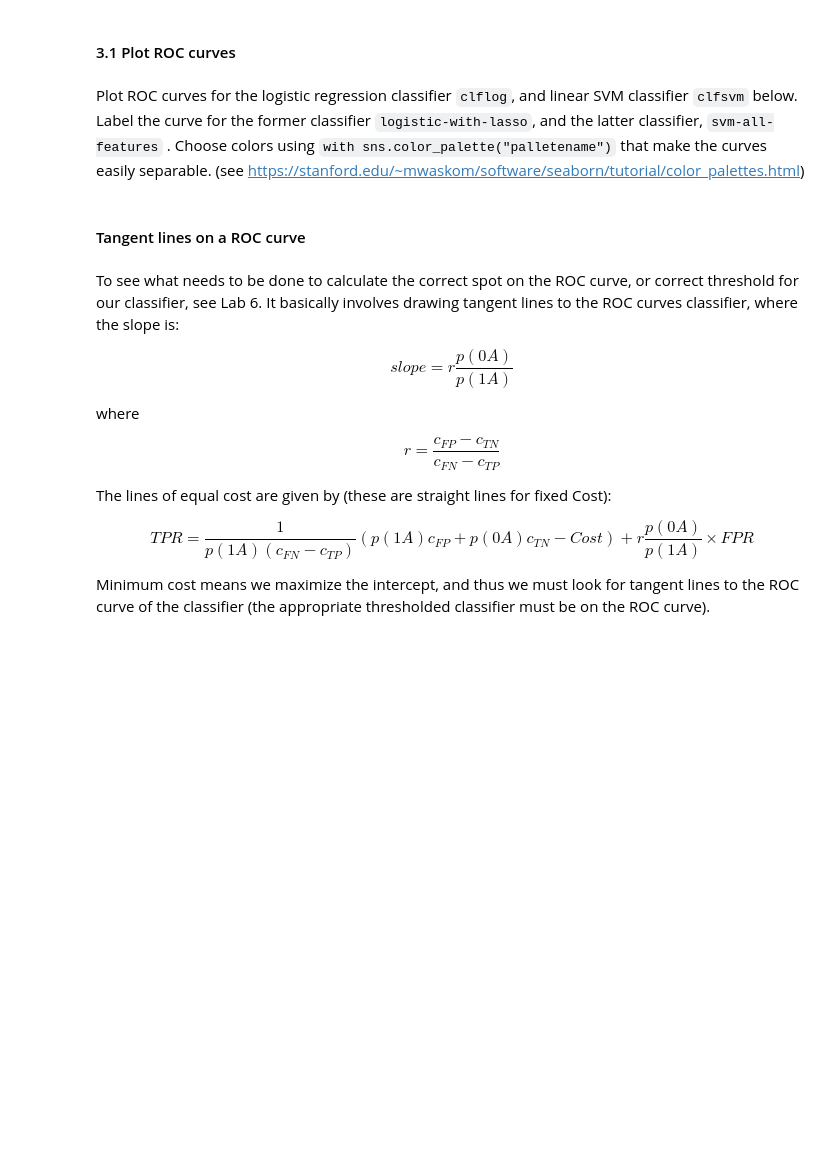
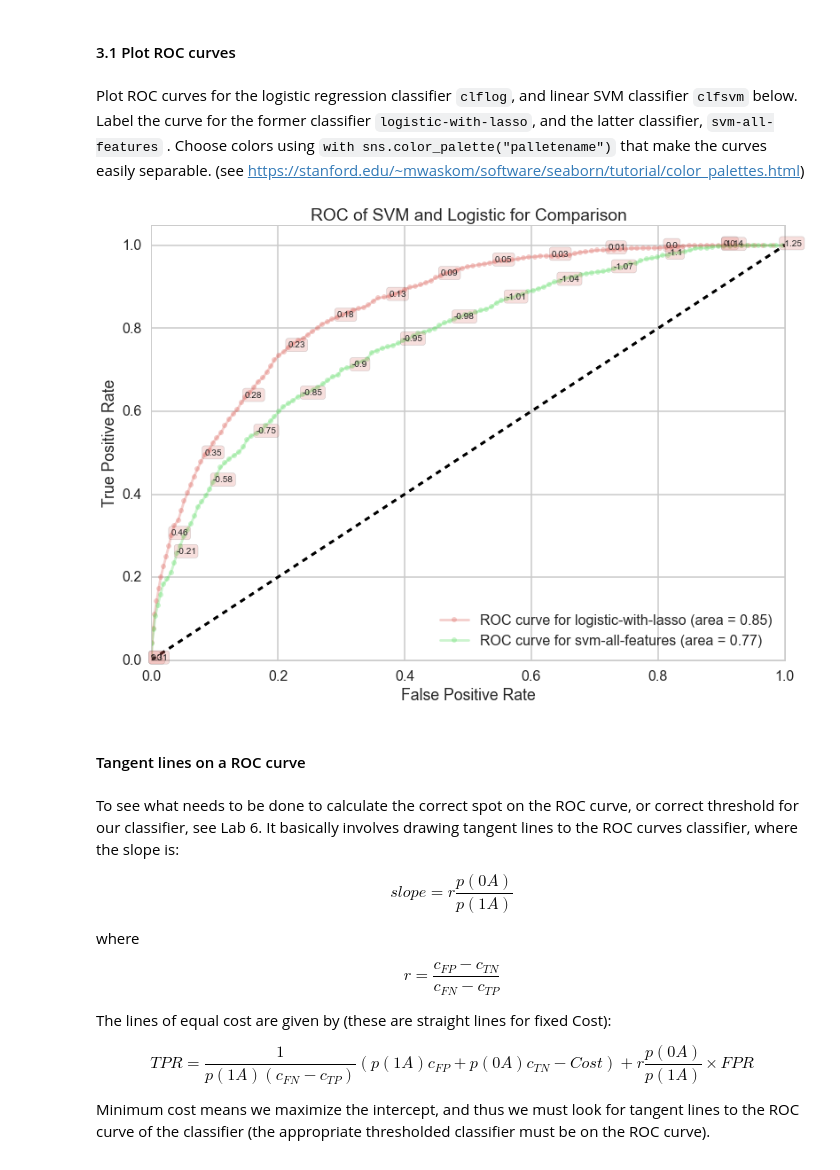
Before and after one commit to albergo08/classhomework-2015, a Jupyter notebook: hw3.ipynb, the cells around one changed output. Drawn from its saved outputs; the diff is of its cells as text; code cells hidden in the pictures; blank space fills up the shorter version.

```diff
--- a/hw3.ipynb
+++ b/hw3.ipynb
@@ -756,0 +762,5 @@ Return as the estimator `clflog`, and training and test sets `Xtrain`, `ytrain`,
+# %%
+#your code here
+clf_forlog=LogisticRegression(penalty="l1")
+parameters_logreg = {"C": [0.001,.01, 0.1, 1, 10, 100]}
+clflog, Xtrain, ytrain, Xtest, ytest = do_classify(clf_forlog, parameters_logreg, dftouse,lcols, u'RESP',1, mask=mask, reuse_split=reuse_split)
@@ -896,3 +934,12 @@ Plot ROC curves for the logistic regression classifier `clflog`, and linear SVM
+# %%
+#your code here
+current_palette = sns.color_palette("hls", 3)
+with current_palette:
+    ax=make_roc("logistic-with-lasso",clflog, ytest, Xtest, labe=500, skip=50)
+    make_roc("svm-all-features", clfsvm, ytest, Xtest, labe=500, skip=50, proba=False )
+    ax.set_title('ROC of SVM and Logistic for Comparison')
+# %% [output]
+[figure, added]
 # %% [markdown]
 #### Tangent lines on a ROC curve
 # %% [markdown]
```
Also changed, not shown: parts of 66 cells of this notebook, 1 other file.
